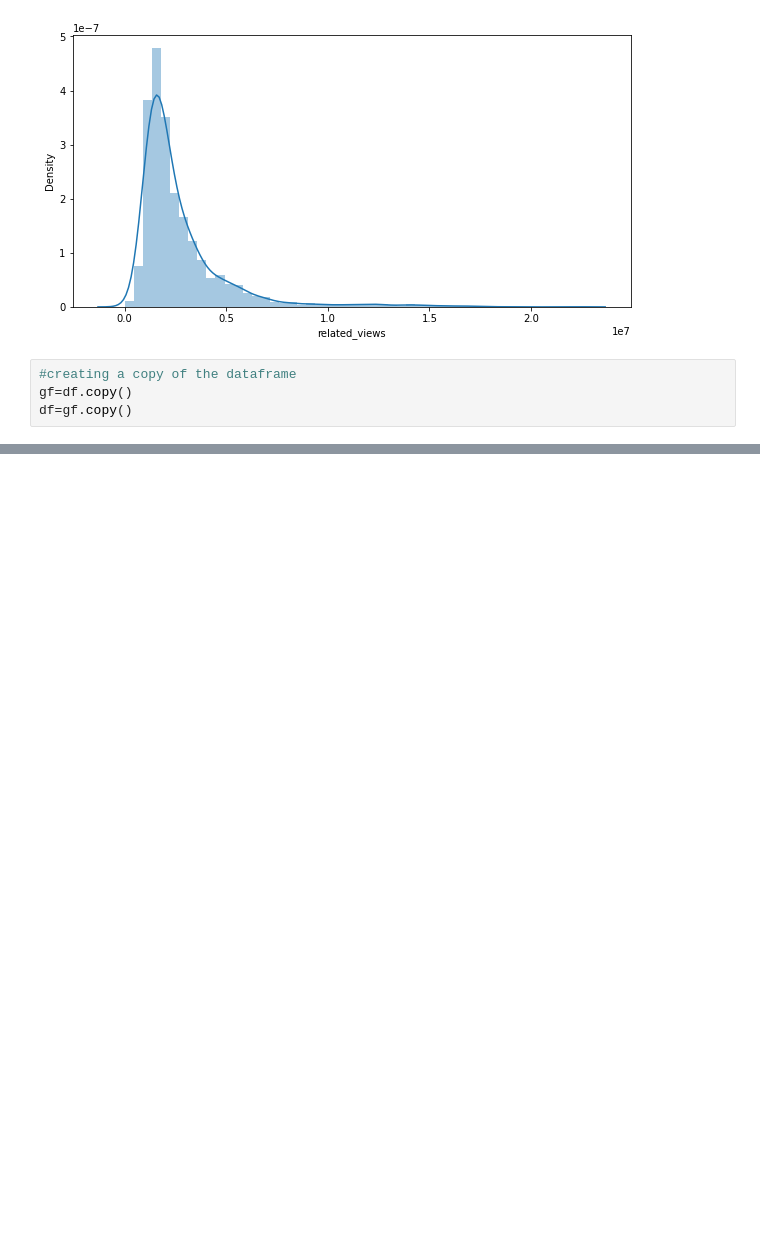
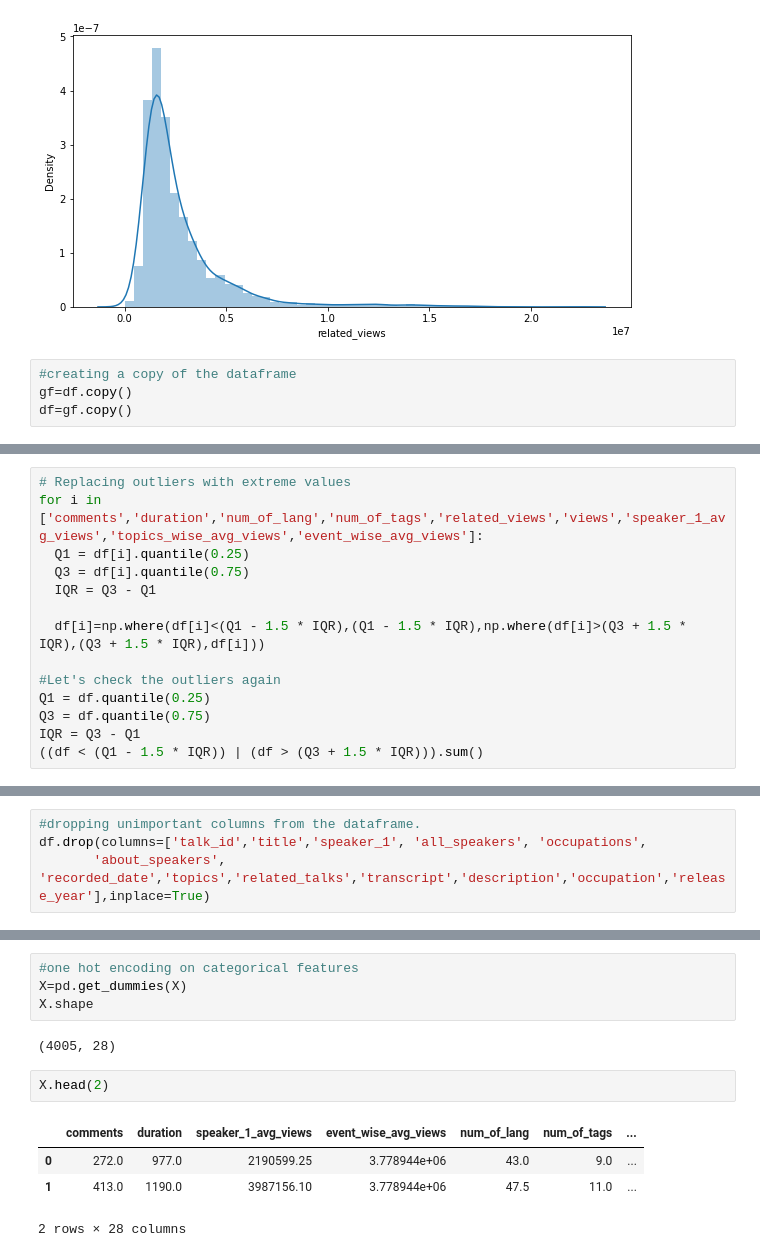
Before and after one commit to Shantanuh10/Ted-Talk-Views-Prediction-Project, a Jupyter notebook: Capstone_project_2_Ted_Talks.ipynb, the cells around one changed output, grey strips where cells are left out. Cells and saved outputs as stored; diff of their text form; blank space fills up the shorter version.

```diff
--- a/Capstone_project_2_Ted_Talks.ipynb
+++ b/Capstone_project_2_Ted_Talks.ipynb
@@ -860,0 +894,14 @@ df=gf.copy()
+# %%
+# Replacing outliers with extreme values
+for i in ['comments','duration','num_of_lang','num_of_tags','related_views','views','speaker_1_avg_views','topics_wise_avg_views','event_wise_avg_views']:
+  Q1 = df[i].quantile(0.25)
+  Q3 = df[i].quantile(0.75)
+  IQR = Q3 - Q1
+
+  df[i]=np.where(df[i]<(Q1 - 1.5 * IQR),(Q1 - 1.5 * IQR),np.where(df[i]>(Q3 + 1.5 * IQR),(Q3 + 1.5 * IQR),df[i]))
+
+#Let's check the outliers again
+Q1 = df.quantile(0.25)
+Q3 = df.quantile(0.75)
+IQR = Q3 - Q1
+((df < (Q1 - 1.5 * IQR)) | (df > (Q3 + 1.5 * IQR))).sum()
@@ -860,0 +940,4 @@ df=gf.copy()
+# %%
+#dropping unimportant columns from the dataframe.
+df.drop(columns=['talk_id','title','speaker_1', 'all_speakers', 'occupations',
+       'about_speakers', 'recorded_date','topics','related_talks','transcript','description','occupation','release_year'],inplace=True)
@@ -860,0 +956,13 @@ df=gf.copy()
+# %%
+#one hot encoding on categorical features
+X=pd.get_dummies(X)
+X.shape
+# %% [output]
+(4005, 28)
+# %%
+X.head(2)
+# %% [output]
+|  | comments | duration | speaker_1_avg_views | event_wise_avg_views | num_of_lang | num_of_tags | ... |
+| 0 | 272.0 | 977.0 | 2190599.25 | 3.778944e+06 | 43.0 | 9.0 | ... |
+| 1 | 413.0 | 1190.0 | 3987156.10 | 3.778944e+06 | 47.5 | 11.0 | ... |
+2 rows × 28 columns
```
Also changed, not shown: parts of 20 cells of this notebook.
